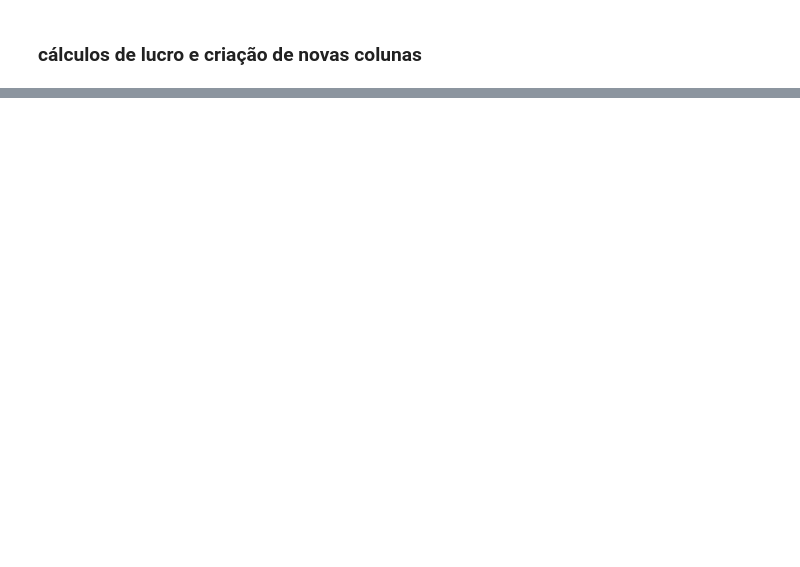
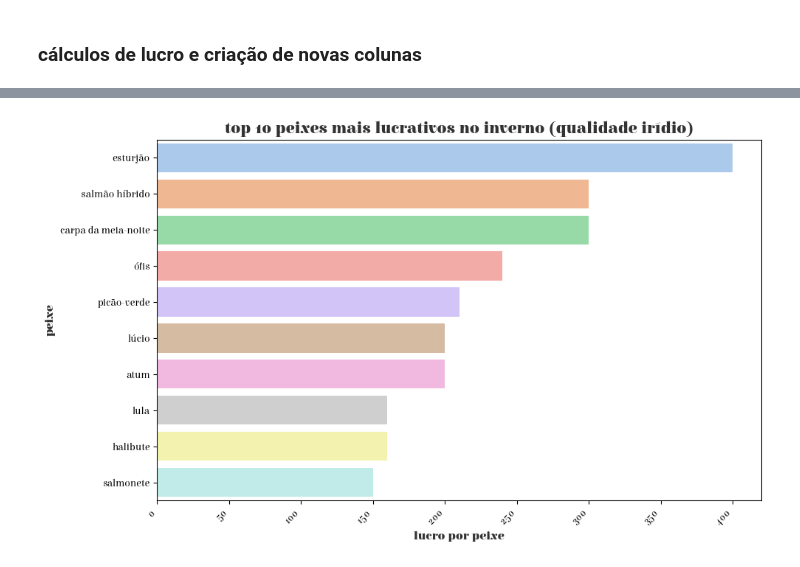
Before and after one commit to gionanagomes/analise-jogos, a Jupyter notebook: jogos/stardew-valley/notebooks/analise-stardew-valley-pesca.ipynb, the cells around one changed output, grey strips where cells are left out. Drawn from its saved outputs; the diff is of its cells as text; code cells hidden in the pictures; blank space fills up the shorter version.

```diff
--- a/jogos/stardew-valley/notebooks/analise-stardew-valley-pesca.ipynb
+++ b/jogos/stardew-valley/notebooks/analise-stardew-valley-pesca.ipynb
@@ -349,0 +759,80 @@ dataframe com as novas colunas de horário e localização:
+# %%
+print("\nrealizando análises e gerando visualizações...")
+
+conn = None
+try:
+    conn = sqlite3.connect(caminho_banco_dados)
+    print("conexão SQLite estabelecida")
+
+    # gráfico 18: top 10 peixes mais lucrativos no inverno
+    query_top_inverno = "SELECT peixe, lucro_por_peixe_iridio FROM stardew_valley_pesca WHERE estacao='inverno' GROUP BY peixe ORDER BY lucro_por_peixe_iridio DESC LIMIT 10"
+    df_top_inverno = pd.read_sql_query(query_top_inverno, conn)
+
+    plt.figure(figsize=(10, 6))
+    sns.barplot(x='lucro_por_peixe_iridio', y='peixe', data=df_top_inverno, palette='pastel')
+    plt.title(f'top 10 peixes mais lucrativos no inverno (qualidade irídio)', fontfamily='Elsie', fontsize='16', fontweight='bold', color='#333')
+    plt.xlabel('lucro por peixe', fontfamily='Elsie', fontsize='12', fontweight='bold', color='#333')
+    plt.ylabel('peixe', fontfamily='Elsie', fontsize='12', fontweight='bold', color='#333')
+    plt.xticks(rotation=45, ha='right', fontfamily='Elsie')
+    plt.yticks(fontfamily='Elsie')
+    plt.tight_layout()
+    plt.savefig(os.path.join(caminho_pasta_graficos_pesca, 'top-10-peixes-inverno.png'))
+    plt.show()
+
+    # gráfico 19: top localizações por lucro médio no inverno
+    query_top_localizacao_inverno = "SELECT localizacao, AVG(lucro_por_peixe_iridio) AS lucro_medio_iridio FROM stardew_valley_pesca WHERE estacao='inverno' GROUP BY localizacao ORDER BY lucro_medio_iridio DESC;"
+    df_top_localizacao_inverno = pd.read_sql_query(query_top_localizacao_inverno, conn)
+
+    plt.figure(figsize=(10, 6))
+    sns.barplot(x='lucro_medio_iridio', y='localizacao', data=df_top_localizacao_inverno, palette='pastel')
+    plt.title(f'top localizações por lucro médio no inverno (qualidade irídio)', fontfamily='Elsie', fontsize='16', fontweight='bold', color='#333')
+    plt.xlabel('lucro médio por peixe', fontfamily='Elsie', fontsize='12', fontweight='bold', color='#333')
+    plt.ylabel('localização', fontfamily='Elsie', fontsize='12', fontweight='bold', color='#333')
+    plt.xticks(rotation=45, ha='right', fontfamily='Elsie')
+    plt.yticks(fontfamily='Elsie')
+    plt.tight_layout()
+    plt.savefig(os.path.join(caminho_pasta_graficos_pesca, 'top-localizacoes-inverno.png'))
+    plt.show()
+
+    # gráfico 20: top períodos por lucro médio no inverno
+    query_top_periodo_inverno = "SELECT periodo, AVG(lucro_por_peixe_iridio) AS lucro_medio_iridio FROM stardew_valley_pesca WHERE estacao='inverno' GROUP BY periodo ORDER BY lucro_medio_iridio DESC;"
+    df_top_periodo_inverno = pd.read_sql_query(query_top_periodo_inverno, conn)
+
+    plt.figure(figsize=(10, 6))
+    sns.barplot(x='lucro_medio_iridio', y='periodo', data=df_top_periodo_inverno, palette='pastel')
+    plt.title(f'top períodos por lucro médio no inverno (qualidade irídio)', fontfamily='Elsie', fontsize='16', fontweight='bold', color='#333')
+    plt.xlabel('lucro médio por peixe', fontfamily='Elsie', fontsize='12', fontweight='bold', color='#333')
+    plt.ylabel('período', fontfamily='Elsie', fontsize='12', fontweight='bold', color='#333')
+    plt.xticks(rotation=45, ha='right', fontfamily='Elsie')
+    plt.yticks(fontfamily='Elsie')
+    plt.tight_layout()
+    plt.savefig(os.path.join(caminho_pasta_graficos_pesca, 'top-periodos-inverno.png'))
+    plt.show()
+
+    # gráfico 21: top climas por lucro médio no inverno
+    query_top_clima_inverno = "SELECT clima, AVG(lucro_por_peixe_iridio) AS lucro_medio_iridio FROM stardew_valley_pesca WHERE estacao='inverno' GROUP BY clima ORDER BY lucro_medio_iridio DESC;"
+    df_top_clima_inverno = pd.read_sql_query(query_top_clima_inverno, conn)
+
+    plt.figure(figsize=(10, 6))
+    sns.barplot(x='lucro_medio_iridio', y='clima', data=df_top_clima_inverno, palette='pastel')
+    plt.title(f'top climas por lucro médio no inverno (qualidade irídio)', fontfamily='Elsie', fontsize='16', fontweight='bold', color='#333')
+    plt.xlabel('lucro médio por peixe', fontfamily='Elsie', fontsize='12', fontweight='bold', color='#333')
+    plt.ylabel('clima', fontfamily='Elsie', fontsize='12', fontweight='bold', color='#333')
+    plt.xticks(rotation=45, ha='right', fontfamily='Elsie')
+    plt.yticks(fontfamily='Elsie')
+    plt.tight_layout()
+    plt.savefig(os.path.join(caminho_pasta_graficos_pesca, 'top-climas-inverno.png'))
+    plt.show()
+
+except sqlite3.Error as e:
+    print(f"erro no SQLite: {e}")
+except pd.errors.DatabaseError as e:
+    print(f"erro ao ler do banco de dados com pandas: {e}")
+except Exception as e:
+    print(f"ocorreu um erro inesperado: {e}")
+
+finally:
+    if conn:
+        conn.close()
+        print("conexão SQLite fechada")
+# %% [output]
@@ -349,0 +844 @@ dataframe com as novas colunas de horário e localização:
+[figure, added]
```
Also changed, not shown: parts of 33 cells of this notebook, 48 other files.
